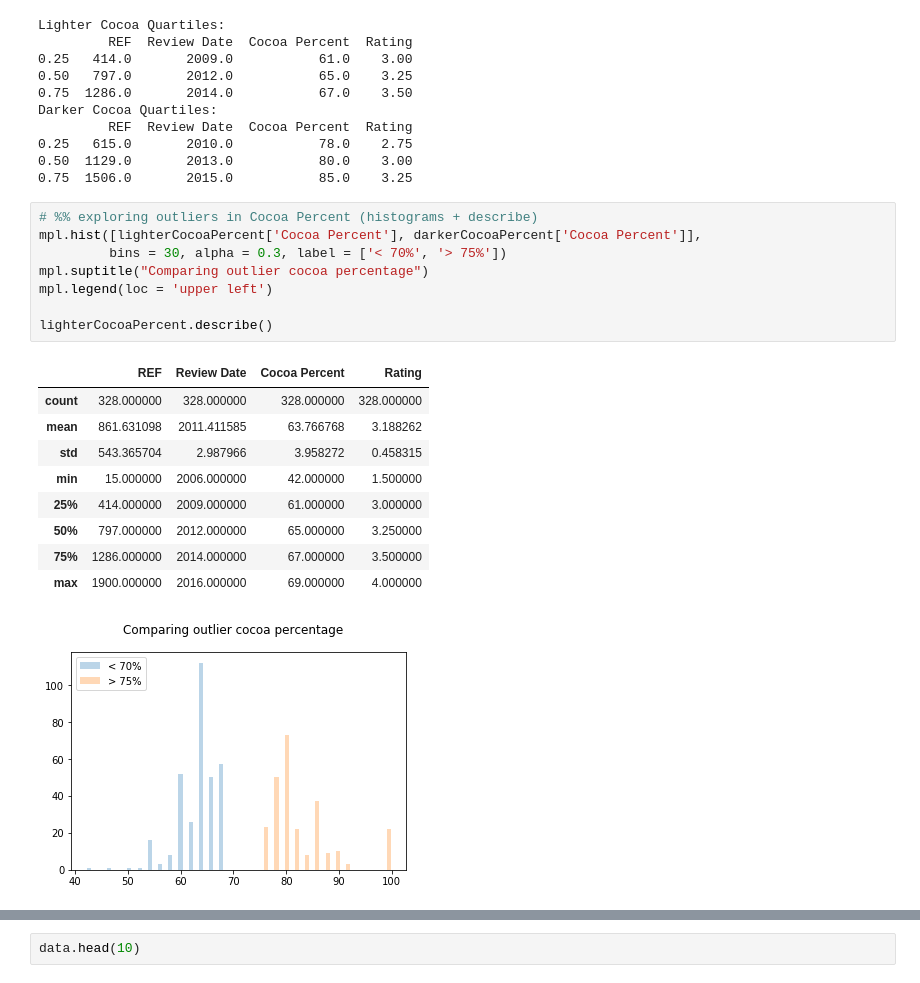
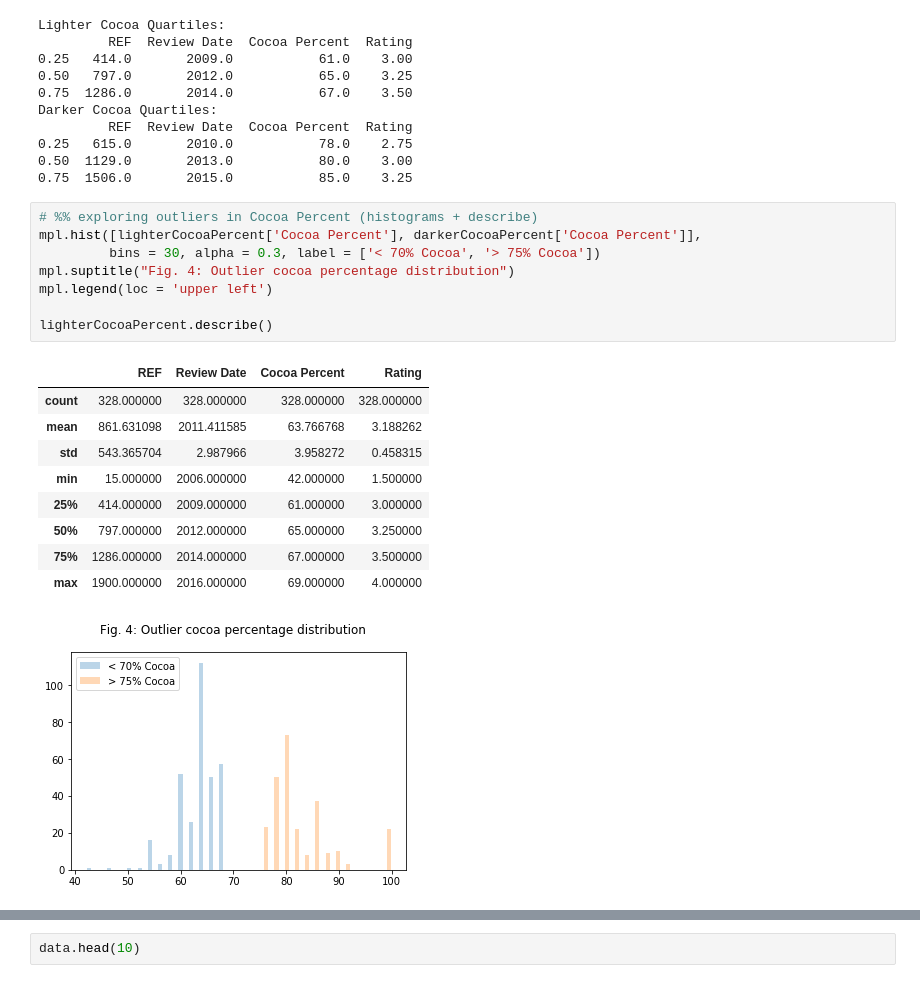
Before and after one commit to NohaKareem/Exploring-chocolate-ratings, a Jupyter notebook: dataExploration.ipynb, the cells around one changed output, grey strips where cells are left out. Saved outputs shown, nothing was run; the diff lists cells and outputs as text.

Commit message:
Update observations on cocoa percentages

```diff
--- a/dataExploration.ipynb
+++ b/dataExploration.ipynb
@@ -111,19 +120,19 @@ Darker Cocoa Quartiles:
 # %%
 # %% exploring outliers in Cocoa Percent (histograms + describe)
 mpl.hist([lighterCocoaPercent['Cocoa Percent'], darkerCocoaPercent['Cocoa Percent']],
-         bins = 30, alpha = 0.3, label = ['< 70%', '> 75%'])
-mpl.suptitle("Comparing outlier cocoa percentage")
+         bins = 30, alpha = 0.3, label = ['< 70% Cocoa', '> 75% Cocoa'])
+mpl.suptitle("Fig. 4: Outlier cocoa percentage distribution")
 mpl.legend(loc = 'upper left')
 
 lighterCocoaPercent.describe()
 # %% [output]
 |  | REF | Review Date | Cocoa Percent | Rating |
 | count | 328.000000 | 328.000000 | 328.000000 | 328.000000 |
 | mean | 861.631098 | 2011.411585 | 63.766768 | 3.188262 |
 | std | 543.365704 | 2.987966 | 3.958272 | 0.458315 |
 | min | 15.000000 | 2006.000000 | 42.000000 | 1.500000 |
 | 25% | 414.000000 | 2009.000000 | 61.000000 | 3.000000 |
 | 50% | 797.000000 | 2012.000000 | 65.000000 | 3.250000 |
 | 75% | 1286.000000 | 2014.000000 | 67.000000 | 3.500000 |
 | max | 1900.000000 | 2016.000000 | 69.000000 | 4.000000 |
-[figure, old version]
+[figure, new version]
```
Also changed, not shown: parts of 2 cells of this notebook, 2 other files.
